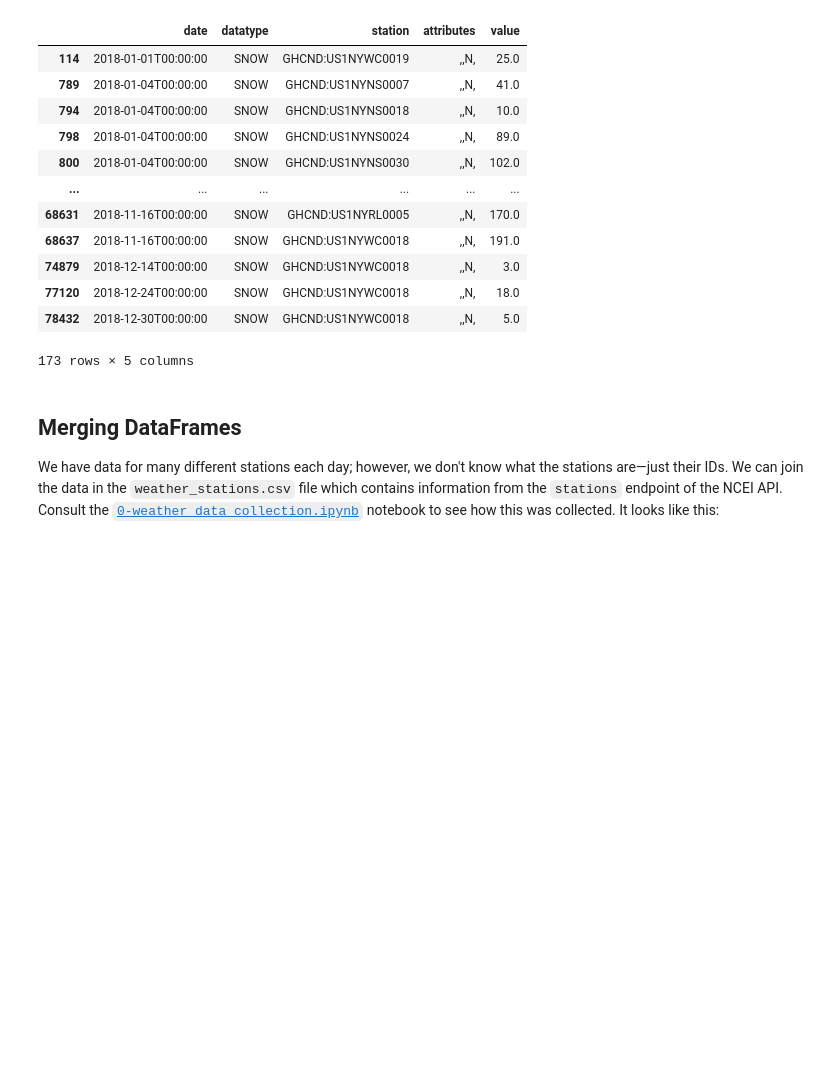
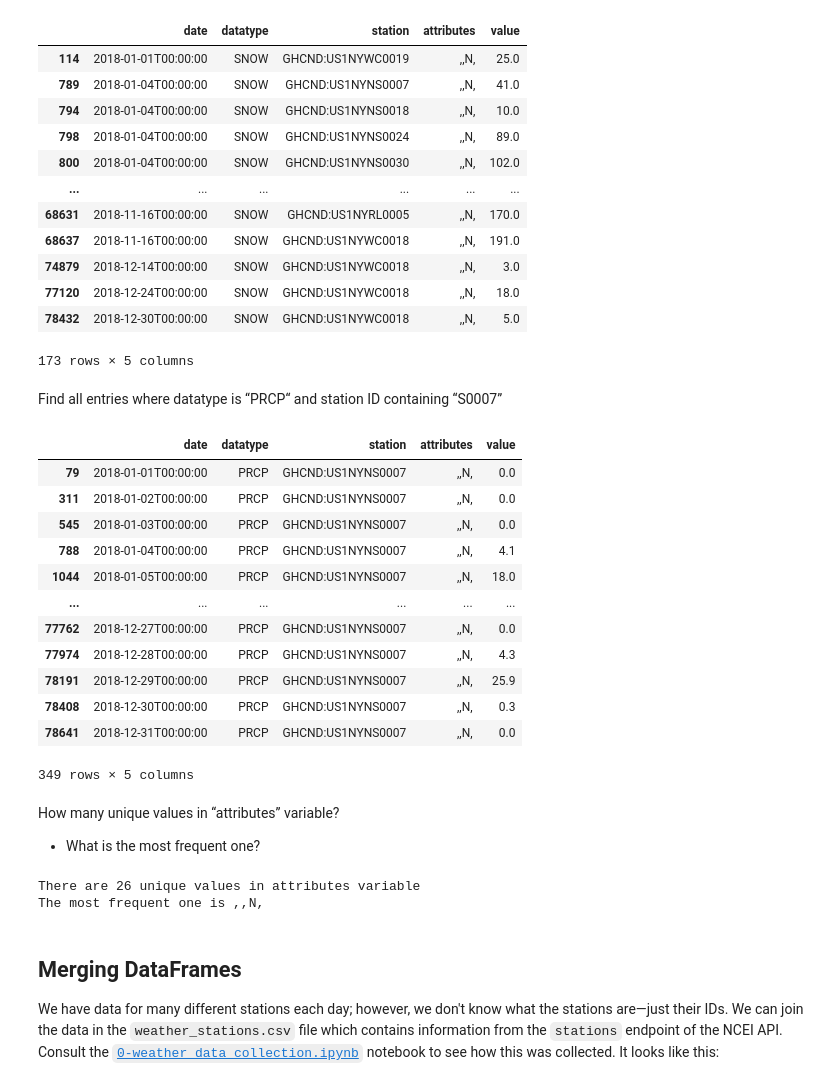
Before and after one commit to HyungjooAhn1/ML_Course, a Jupyter notebook: Codes/week5/querying_and_merging.ipynb, the cells around one changed output. Drawn from its saved outputs; the diff is of its cells as text; code cells hidden in the pictures; blank space fills up the shorter version.

```diff
--- a/Codes/week5/querying_and_merging.ipynb
+++ b/Codes/week5/querying_and_merging.ipynb
@@ -73,6 +73,34 @@ weather[
 | 77120 | 2018-12-24T00:00:00 | SNOW | GHCND:US1NYWC0018 | ,,N, | 18.0 |
 | 78432 | 2018-12-30T00:00:00 | SNOW | GHCND:US1NYWC0018 | ,,N, | 5.0 |
 173 rows × 5 columns
+# %% [markdown]
+Find all entries where datatype is “PRCP“ and station
+ID containing “S0007”
+# %%
+weather[(weather.datatype == 'PRCP') & (weather.station.str.contains('S0007'))]
+# %% [output]
+|  | date | datatype | station | attributes | value |
+| 79 | 2018-01-01T00:00:00 | PRCP | GHCND:US1NYNS0007 | ,,N, | 0.0 |
+| 311 | 2018-01-02T00:00:00 | PRCP | GHCND:US1NYNS0007 | ,,N, | 0.0 |
+| 545 | 2018-01-03T00:00:00 | PRCP | GHCND:US1NYNS0007 | ,,N, | 0.0 |
+| 788 | 2018-01-04T00:00:00 | PRCP | GHCND:US1NYNS0007 | ,,N, | 4.1 |
+| 1044 | 2018-01-05T00:00:00 | PRCP | GHCND:US1NYNS0007 | ,,N, | 18.0 |
+| ... | ... | ... | ... | ... | ... |
+| 77762 | 2018-12-27T00:00:00 | PRCP | GHCND:US1NYNS0007 | ,,N, | 0.0 |
+| 77974 | 2018-12-28T00:00:00 | PRCP | GHCND:US1NYNS0007 | ,,N, | 4.3 |
+| 78191 | 2018-12-29T00:00:00 | PRCP | GHCND:US1NYNS0007 | ,,N, | 25.9 |
+| 78408 | 2018-12-30T00:00:00 | PRCP | GHCND:US1NYNS0007 | ,,N, | 0.3 |
+| 78641 | 2018-12-31T00:00:00 | PRCP | GHCND:US1NYNS0007 | ,,N, | 0.0 |
+349 rows × 5 columns
+# %% [markdown]
+How many unique values in “attributes” variable?
+- What is the most frequent one?
+# %%
+print(f'There are {len(weather.attributes.value_counts())} unique values in attributes variable')
+print(f'The most frequent one is {weather.attributes.value_counts().index[0]}')
+# %% [output]
+There are 26 unique values in attributes variable
+The most frequent one is ,,N,
 # %% [markdown]
 ## Merging DataFrames
 We have data for many different stations each day; however, we don't know what the stations are&mdash;just their IDs. We can join the data in the `weather_stations.csv` file which contains information from the `stations` endpoint of the NCEI API. Consult the [`0-weather_data_collection.ipynb`](./0-weather_data_collection.ipynb) notebook to see how this was collected. It looks like this:
```
